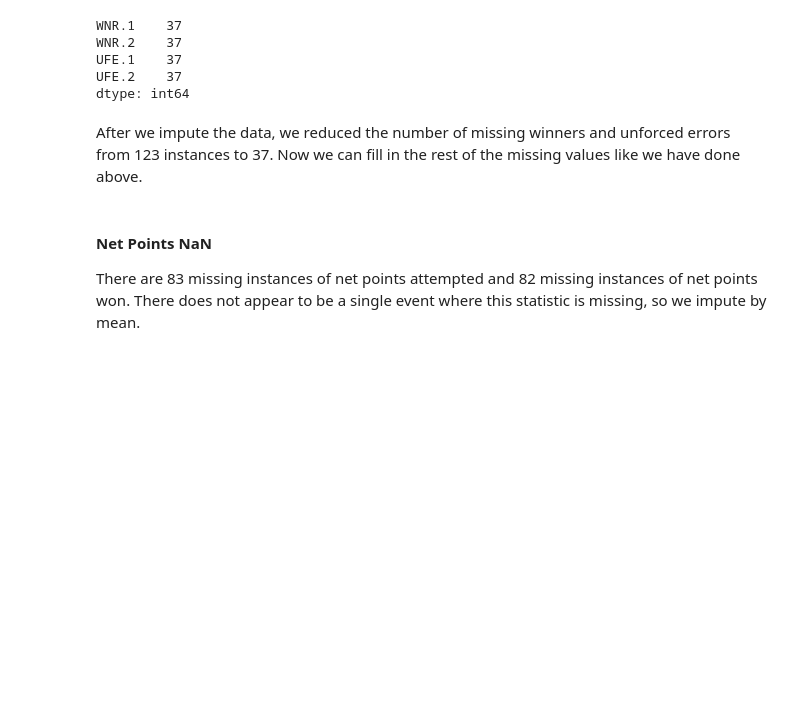
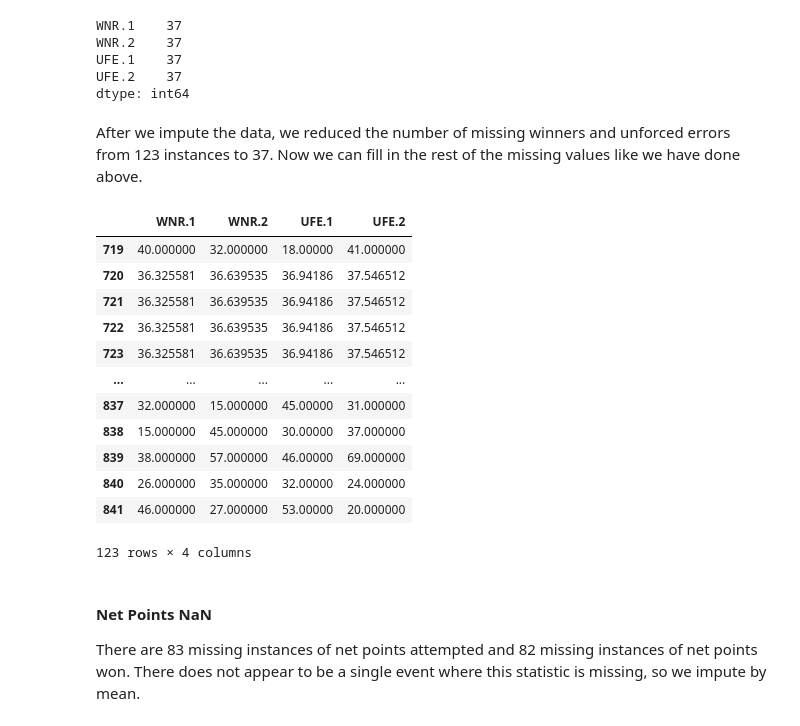
Before and after one commit to myan779/myan779.github.io, a Jupyter notebook: finalproject/Predicting Tennis Match Results.ipynb, the cells around one changed output. Drawn from its saved outputs; the diff is of its cells as text; code cells hidden in the pictures; blank space fills up the shorter version.

```diff
--- a/finalproject/Predicting Tennis Match Results.ipynb
+++ b/finalproject/Predicting Tennis Match Results.ipynb
@@ -435,14 +430,30 @@ WNR.2    37
 UFE.1    37
 UFE.2    37
 dtype: int64
-# %% [markdown]
-After we impute the data, we reduced the number of missing winners and unforced errors from 123 instances to 37. Now we can fill in the rest of the missing values like we have done above.
+# %% [markdown]
+After we impute the data, we reduced the number of missing winners and unforced errors from 123 instances to 37. Now we can fill in the rest of the missing values like we have done above.
 # %%
 # impute remaining values by the mean differentiating by Gender and Grand Slam
 gs_matches['UFE.1'].fillna(gs_matches.groupby(["Gender", "GrandSlam"])["UFE.1"].transform("mean"), inplace=True)
 gs_matches['UFE.2'].fillna(gs_matches.groupby(["Gender", "GrandSlam"])["UFE.2"].transform("mean"), inplace=True)
 gs_matches['WNR.1'].fillna(gs_matches.groupby(["Gender", "GrandSlam"])["WNR.1"].transform("mean"), inplace=True)
 gs_matches['WNR.2'].fillna(gs_matches.groupby(["Gender", "GrandSlam"])["WNR.2"].transform("mean"), inplace=True)
+
+gs_matches[wnr_and_ufe_nan][["WNR.1","WNR.2","UFE.1","UFE.2"]]
+# %% [output]
+|  | WNR.1 | WNR.2 | UFE.1 | UFE.2 |
+| 719 | 40.000000 | 32.000000 | 18.00000 | 41.000000 |
+| 720 | 36.325581 | 36.639535 | 36.94186 | 37.546512 |
+| 721 | 36.325581 | 36.639535 | 36.94186 | 37.546512 |
+| 722 | 36.325581 | 36.639535 | 36.94186 | 37.546512 |
+| 723 | 36.325581 | 36.639535 | 36.94186 | 37.546512 |
+| ... | ... | ... | ... | ... |
+| 837 | 32.000000 | 15.000000 | 45.00000 | 31.000000 |
+| 838 | 15.000000 | 45.000000 | 30.00000 | 37.000000 |
+| 839 | 38.000000 | 57.000000 | 46.00000 | 69.000000 |
+| 840 | 26.000000 | 35.000000 | 32.00000 | 24.000000 |
+| 841 | 46.000000 | 27.000000 | 53.00000 | 20.000000 |
+123 rows × 4 columns
 # %% [markdown]
 #### Net Points NaN
 
```
Also changed, not shown: parts of 14 cells of this notebook, 1 other file.
